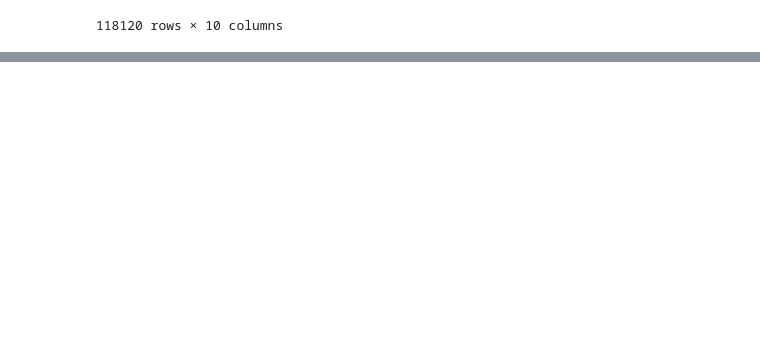
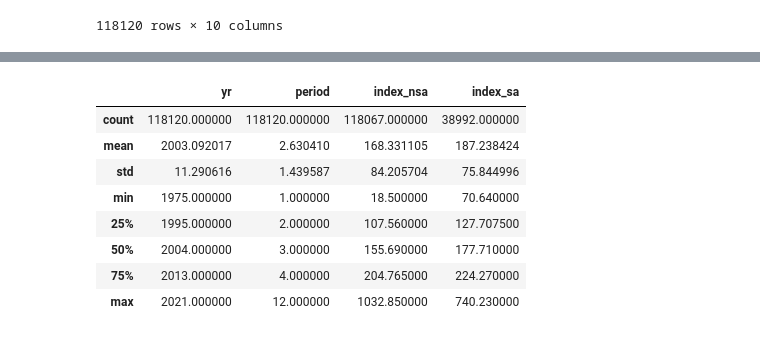
Before and after one commit to Silvam1345/cs103a-cpa01, a Jupyter notebook: cpa01.ipynb, the cells around one changed output, grey strips where cells are left out. Drawn from its saved outputs; the diff is of its cells as text; code cells hidden in the pictures; blank space fills up the shorter version.

```diff
--- a/cpa01.ipynb
+++ b/cpa01.ipynb
@@ -29,0 +48,12 @@ df
+# %%
+df.describe()
+# %% [output]
+|  | yr | period | index_nsa | index_sa |
+| count | 118120.000000 | 118120.000000 | 118067.000000 | 38992.000000 |
+| mean | 2003.092017 | 2.630410 | 168.331105 | 187.238424 |
+| std | 11.290616 | 1.439587 | 84.205704 | 75.844996 |
+| min | 1975.000000 | 1.000000 | 18.500000 | 70.640000 |
+| 25% | 1995.000000 | 2.000000 | 107.560000 | 127.707500 |
+| 50% | 2004.000000 | 3.000000 | 155.690000 | 177.710000 |
+| 75% | 2013.000000 | 4.000000 | 204.765000 | 224.270000 |
+| max | 2021.000000 | 12.000000 | 1032.850000 | 740.230000 |
```
Also changed, not shown: parts of 12 cells of this notebook.
